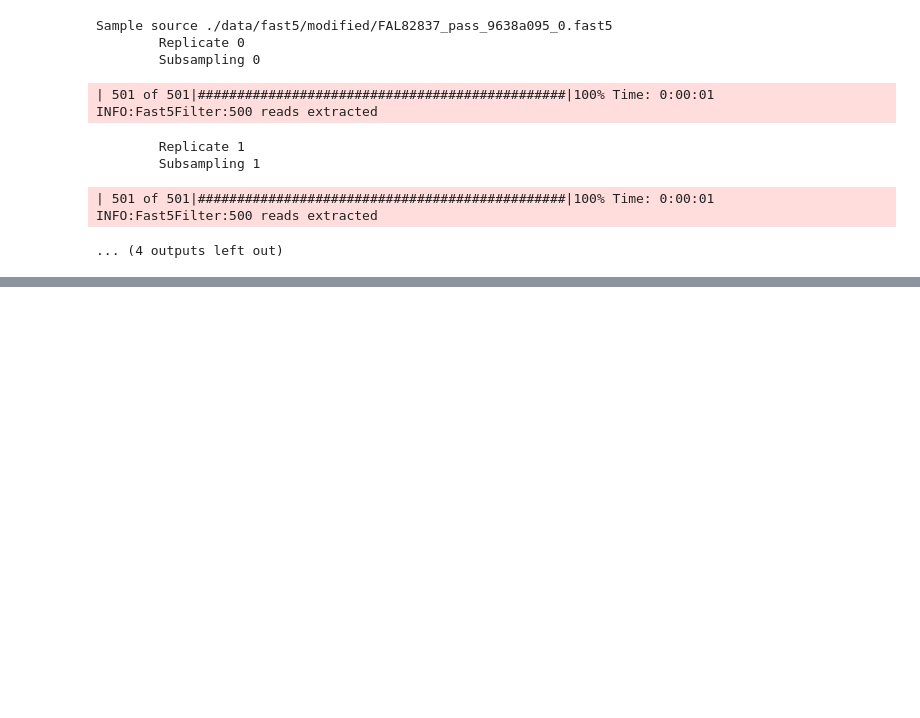
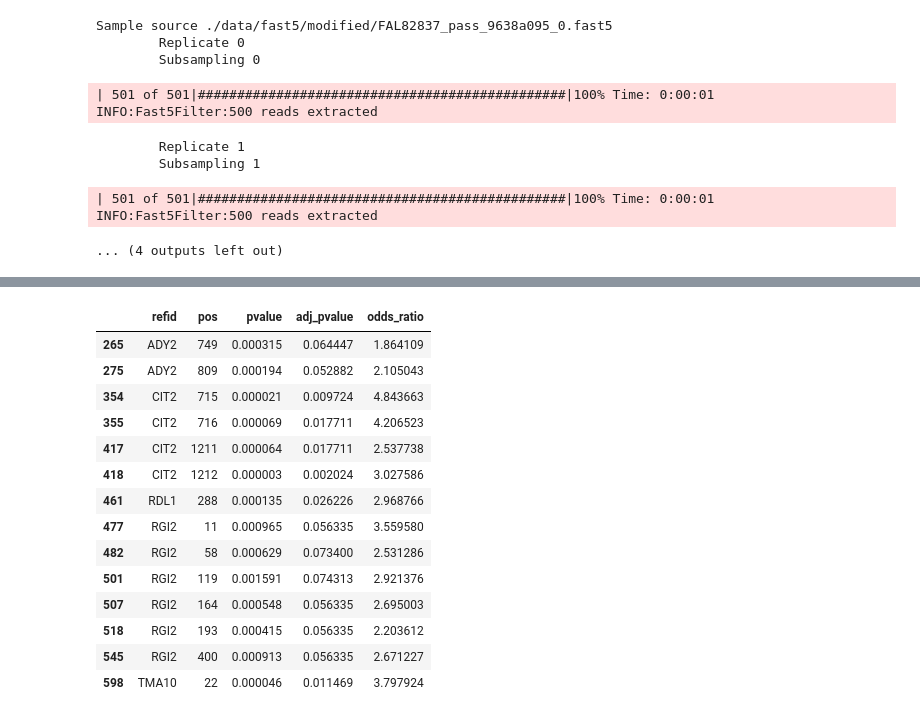
Before and after one commit to a-slide/MetaCompore, a Jupyter notebook: MetaCompore/setup_helper.ipynb, the cells around one changed output, grey strips where cells are left out. Drawn from its saved outputs; the diff is of its cells as text; code cells hidden in the pictures; blank space fills up the shorter version.

```diff
--- a/MetaCompore/setup_helper.ipynb
+++ b/MetaCompore/setup_helper.ipynb
@@ -24,6 +24,7 @@ import numpy as np
 import scipy as sp
 pd.options.display.max_colwidth = 200
 pd.options.display.max_columns = 200
+pd.options.display.max_columns = 200
 # %% [markdown]
 ## Make sample sheet
 # %%
@@ -230,0 +615,44 @@ INFO:Fast5Filter:500 reads extracted
+# %%
+min_oddR = 1
+min_esb = 0
+min_cov = 30
+max_adj_pval = 0.1
+discard_homopolymers = True
+ref_base = None
+
+res_tsv = "./results/eligos2/eligos2_pair_diff_mod/test_vs_control_on_transcriptome_reference_combine.txt"
+
+df = pd.read_csv(res_tsv, sep='\t')
+if oddR is not None:
+    df = df[df["oddR"] >= min_oddR]
+if esb is not None:
+    df = df[df["ESB_test"] >= min_esb]
+if min_cov is not None:
+    df = df[df["total_reads"] >= min_cov]
+if adj_pval is not None:
+    df = df[df["adjPval"] <= max_adj_pval]
+if discard_homopolymers is True:
+    df = df[df["homo_seq"] == "--"]
+if ref_base in ["A","T","C","G"]:
+    df = df[df["ref"] == ref_base]
+
+df = df[['chrom', 'start_loc', 'pval', 'adjPval', 'oddR']]
+df = df.rename(columns={'chrom':"refid", 'start_loc':"pos", 'pval':"pvalue", 'adjPval':"adj_pvalue", 'oddR':"odds_ratio"})
+
+display(df)
+# %% [output]
+|  | refid | pos | pvalue | adj_pvalue | odds_ratio |
+| 265 | ADY2 | 749 | 0.000315 | 0.064447 | 1.864109 |
+| 275 | ADY2 | 809 | 0.000194 | 0.052882 | 2.105043 |
+| 354 | CIT2 | 715 | 0.000021 | 0.009724 | 4.843663 |
+| 355 | CIT2 | 716 | 0.000069 | 0.017711 | 4.206523 |
+| 417 | CIT2 | 1211 | 0.000064 | 0.017711 | 2.537738 |
+| 418 | CIT2 | 1212 | 0.000003 | 0.002024 | 3.027586 |
+| 461 | RDL1 | 288 | 0.000135 | 0.026226 | 2.968766 |
+| 477 | RGI2 | 11 | 0.000965 | 0.056335 | 3.559580 |
+| 482 | RGI2 | 58 | 0.000629 | 0.073400 | 2.531286 |
+| 501 | RGI2 | 119 | 0.001591 | 0.074313 | 2.921376 |
+| 507 | RGI2 | 164 | 0.000548 | 0.056335 | 2.695003 |
+| 518 | RGI2 | 193 | 0.000415 | 0.056335 | 2.203612 |
+| 545 | RGI2 | 400 | 0.000913 | 0.056335 | 2.671227 |
+| 598 | TMA10 | 22 | 0.000046 | 0.011469 | 3.797924 |
```
Also changed, not shown: parts of 11 cells of this notebook, 29 other files.
